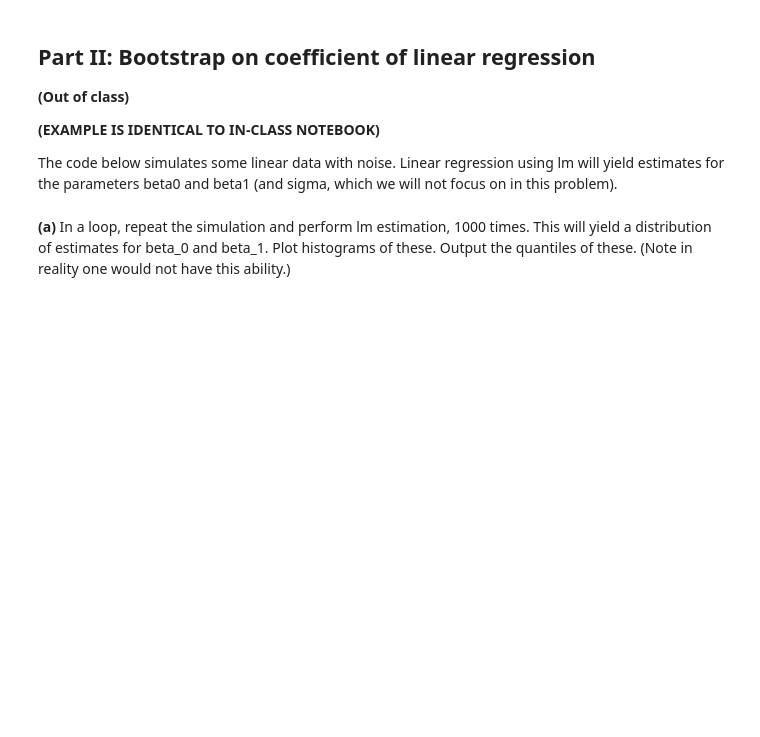
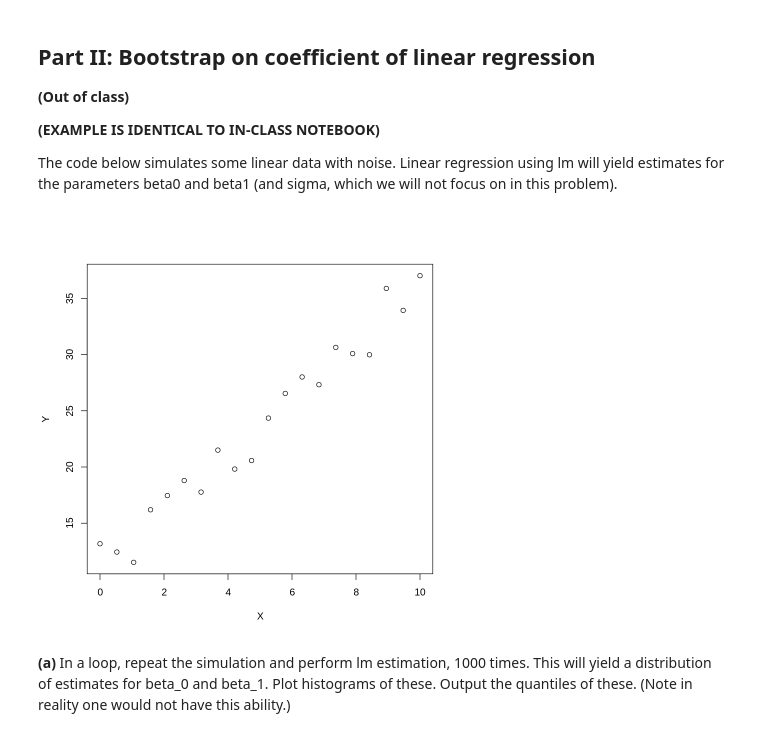
Before and after one commit to llai7/MATH227C, a Jupyter notebook: Math227C20Sp_P10_LuluLai.ipynb, the cells around one changed output. Drawn from its saved outputs; the diff is of its cells as text; code cells hidden in the pictures; blank space fills up the shorter version.

```diff
--- a/Math227C20Sp_P10_LuluLai.ipynb
+++ b/Math227C20Sp_P10_LuluLai.ipynb
@@ -116,16 +116,18 @@ The code below simulates some linear data with noise. Linear regression using lm
 # %%
 # Simulate some linear data with noise
 NObs <- 20
 beta0 <- 10.5
 beta1 <- 2.6
 sigma <- 1.4
 
 X <- seq(0,10,length=NObs)
-eps <- rnorm(N,0,sigma)
+eps <- rnorm(NObs,0,sigma)
 
 Y <- beta0 + beta1*X +eps
 
 plot(X,Y)
+# %% [output]
+[figure, added]
 # %% [markdown]
 __(a)__ In a loop, repeat the simulation and perform lm estimation, 1000 times. This will yield a distribution of estimates for beta_0 and beta_1. Plot histograms of these. Output the quantiles of these. (Note in reality one would not have this ability.)
 # %%
```
Also changed, not shown: parts of 6 cells of this notebook.
